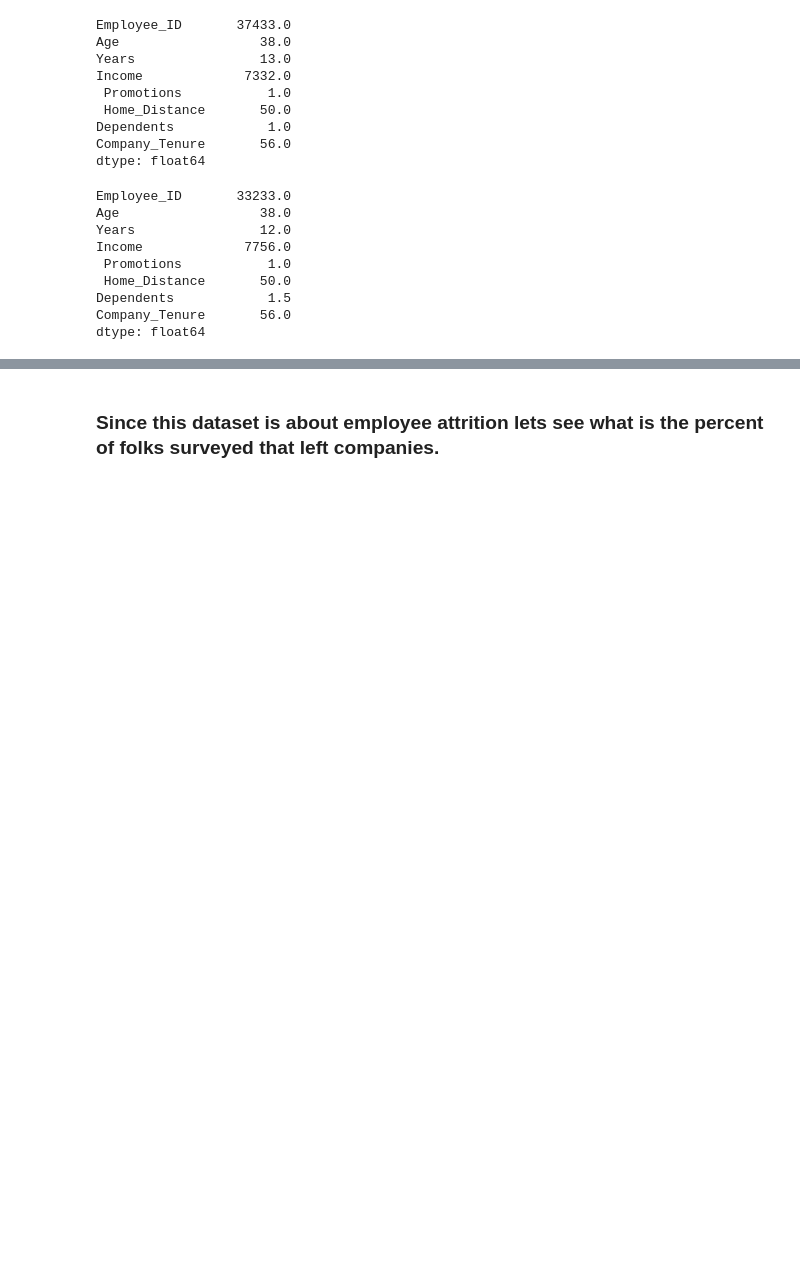
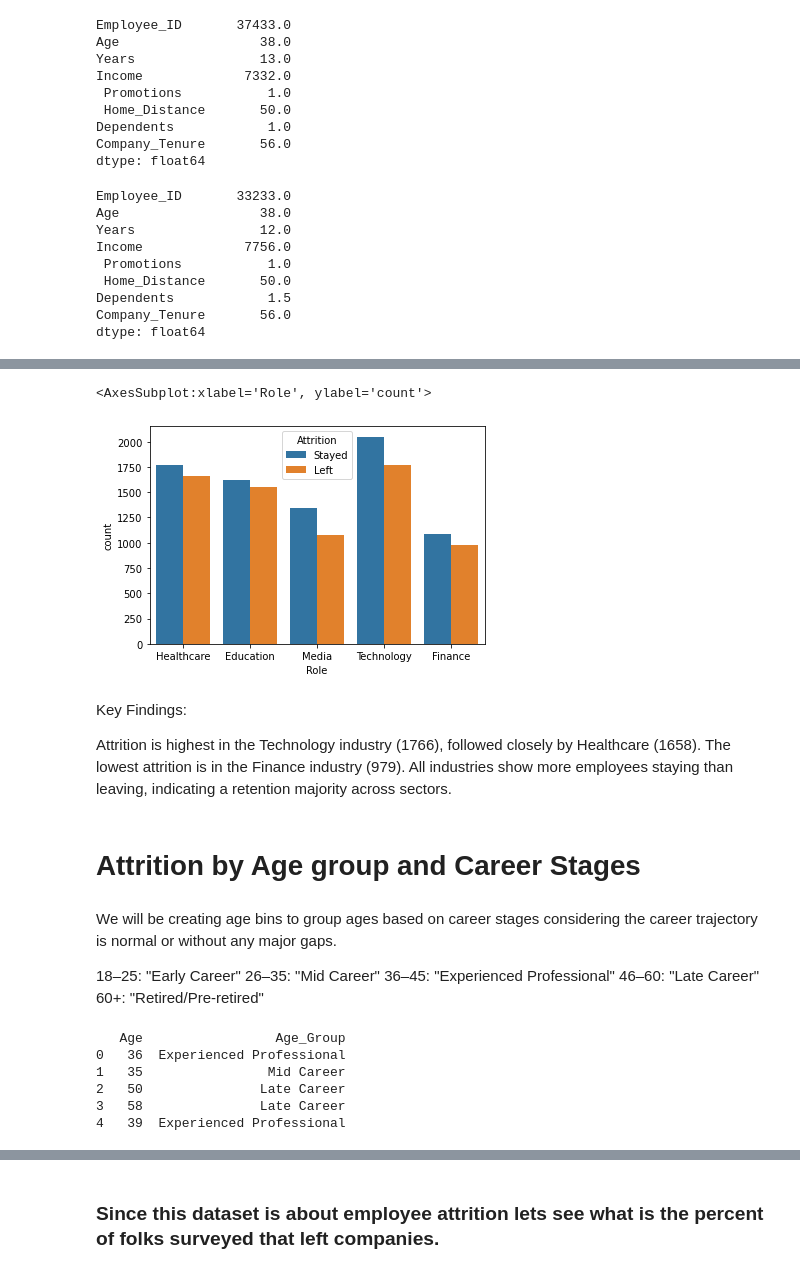
Before and after one commit to dikshya98/Python-01, a Jupyter notebook: Employee_Attrition_Analysis.ipynb, the cells around one changed output, grey strips where cells are left out. Cells and saved outputs as stored; diff of their text form; code cells hidden in the pictures; blank space fills up the shorter version.

```diff
--- a/Employee_Attrition_Analysis.ipynb
+++ b/Employee_Attrition_Analysis.ipynb
@@ -150,0 +192,21 @@ dtype: float64
+# %%
+sns.countplot(x='Role', hue='Attrition', data=data)
+# %% [output]
+<AxesSubplot:xlabel='Role', ylabel='count'>
+[figure, added]
+# %% [markdown]
+ Key Findings:
+
+Attrition is highest in the Technology industry (1766), followed closely by Healthcare (1658).
+The lowest attrition is in the Finance industry (979).
+All industries show more employees staying than leaving, indicating a retention majority across sectors.
+# %% [markdown]
+# Attrition by Age group and Career Stages
+# %% [markdown]
+We will be creating age bins to group ages based on career stages considering the career trajectory is normal or without any major gaps.
+
+18–25: "Early Career"
+26–35: "Mid Career"
+36–45: "Experienced Professional"
+46–60: "Late Career"
+60+: "Retired/Pre-retired"
@@ -150,0 +217,9 @@ dtype: float64
+# %%
+print(data[['Age','Age_Group']].head())
+# %% [output]
+   Age                 Age_Group
+0   36  Experienced Professional
+1   35                Mid Career
+2   50               Late Career
+3   58               Late Career
+4   39  Experienced Professional
```
Also changed, not shown: parts of 62 cells of this notebook.
